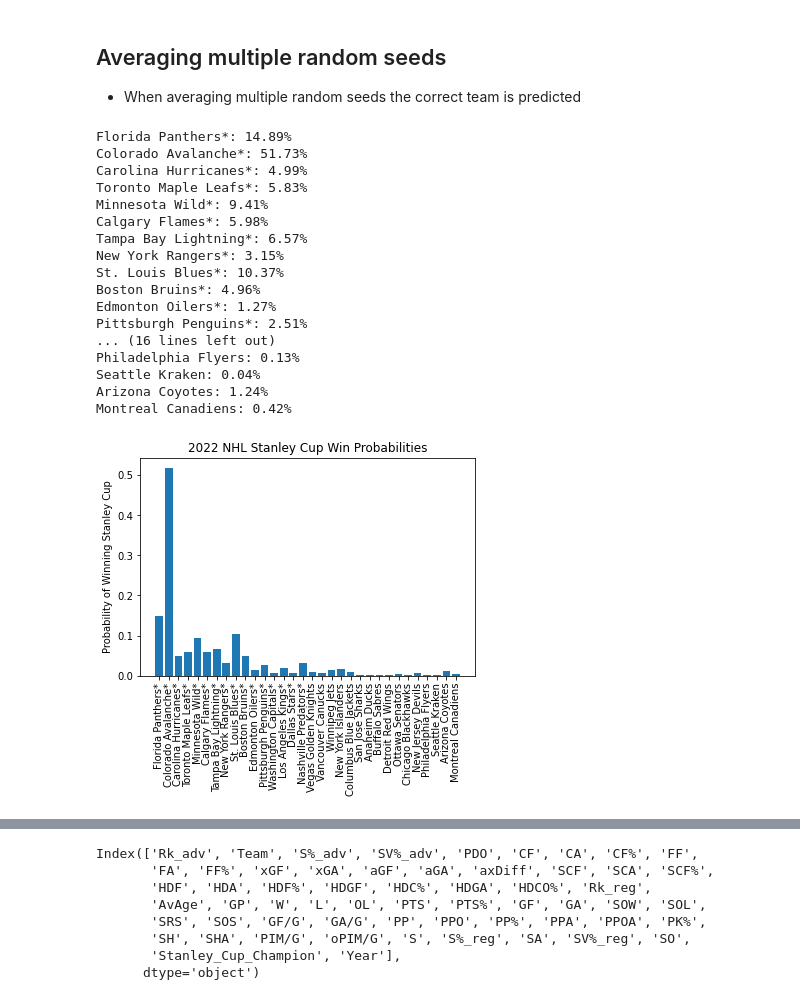
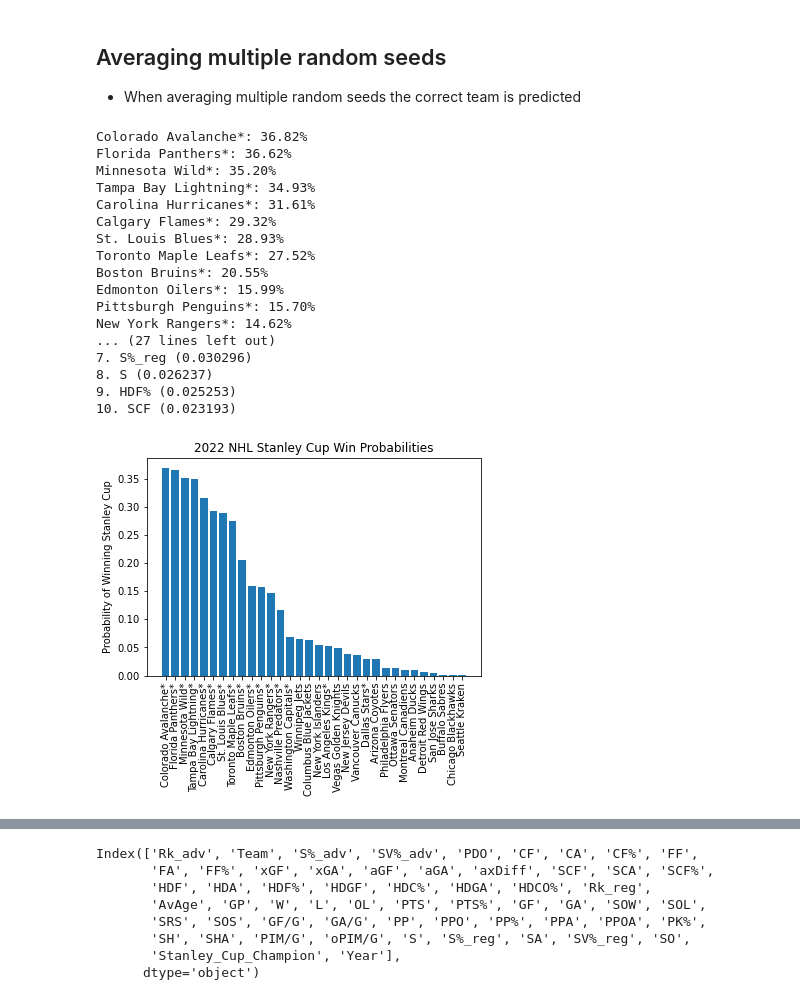
Before and after one commit to jdawg00527/CMSE202_Project, a Jupyter notebook: NHL Predictions.ipynb, the cells around one changed output, grey strips where cells are left out. Cells and saved outputs as stored; diff of their text form; code cells hidden in the pictures.

Commit message:
Updated through 2017 data

```diff
--- a/NHL Predictions.ipynb
+++ b/NHL Predictions.ipynb
@@ -113,22 +60,26 @@ teams = data['Team']
 
 data = data.drop(columns=['Team'])
 
-X = data.drop(columns=['Stanley_Cup_Champion'])
+X = data.drop(columns=['Stanley_Cup_Champion', 'Year'])
 y = data['Stanley_Cup_Champion']
 
-random_state_range = range(1, 200)
+train_data = data[data['Year'] < 2022]
+X_train = train_data.drop(columns=['Stanley_Cup_Champion', 'Year'])
+y_train = train_data['Stanley_Cup_Champion']
+
+data_2022 = data[data['Year'] == 2022]
+X_2022 = data_2022.drop(columns=['Stanley_Cup_Champion', 'Year'])
 
 team_prob_dict = {}
+feature_importances_list = []
 
-for random_seed in random_state_range:
-
-    X_train, X_test, y_train, y_test = train_test_split(X, y, test_size=0.2, random_state=random_seed)
+for random_seed in range(1, 100):
 
     clf = RandomForestClassifier(n_estimators=100, random_state=random_seed)
     clf.fit(X_train, y_train)
 
-    data_2022 = data[data['Year'] == 2022]
-    X_2022 = data_2022.drop(columns=['Stanley_Cup_Champion'])
+    feature_importances_list.append(clf.feature_importances_)
+
     team_probabilities = clf.predict_proba(X_2022)[:, 1]
 
     for team, prob in zip(teams[data_2022.index], team_probabilities):
@@ -137,34 +88,46 @@ for random_seed in random_state_range:
         else:
             team_prob_dict[team].append(prob)
 
-for team in team_prob_dict:
-    print(f"{team}: {np.mean(team_prob_dict[team]):.2%}")
+team_mean_prob_dict = {team: np.mean(probs) for team, probs in team_prob_dict.items()}
+
+sorted_team_probs = sorted(team_mean_prob_dict.items(), key=lambda x: x[1], reverse=True)
+
+for team, prob in sorted_team_probs:
+    print(f"{team}: {prob:.2%}")
+
+average_feature_importances = np.mean(feature_importances_list, axis=0)
+sorted_indices = np.argsort(average_feature_importances)[::-1]
+
+feature_names = X.columns
+
+print("Top 10 Most Important Predictors:")
+for f in range(10):
+    print("%d. %s (%f)" % (f+1, feature_names[sorted_indices[f]], average_feature_importances[sorted_indices[f]]))
+
+sorted_team_names, sorted_team_probs = zip(*sorted_team_probs)
 # %% [output]
-Florida Panthers*: 14.89%
-Colorado Avalanche*: 51.73%
-Carolina Hurricanes*: 4.99%
-Toronto Maple Leafs*: 5.83%
-Minnesota Wild*: 9.41%
-Calgary Flames*: 5.98%
-Tampa Bay Lightning*: 6.57%
-New York Rangers*: 3.15%
-St. Louis Blues*: 10.37%
-Boston Bruins*: 4.96%
-Edmonton Oilers*: 1.27%
-Pittsburgh Penguins*: 2.51%
-... (16 lines left out)
-Philadelphia Flyers: 0.13%
-Seattle Kraken: 0.04%
-Arizona Coyotes: 1.24%
-Montreal Canadiens: 0.42%
+Colorado Avalanche*: 36.82%
+Florida Panthers*: 36.62%
+Minnesota Wild*: 35.20%
+Tampa Bay Lightning*: 34.93%
+Carolina Hurricanes*: 31.61%
+Calgary Flames*: 29.32%
+St. Louis Blues*: 28.93%
+Toronto Maple Leafs*: 27.52%
+Boston Bruins*: 20.55%
+Edmonton Oilers*: 15.99%
+Pittsburgh Penguins*: 15.70%
+New York Rangers*: 14.62%
+... (27 lines left out)
+7. S%_reg (0.030296)
+8. S (0.026237)
+9. HDF% (0.025253)
+10. SCF (0.023193)
 # %%
-team_probs = [np.mean(team_prob_dict[team]) for team in team_prob_dict.keys()]
-team_names = list(team_prob_dict.keys())
-
-plt.bar(team_names, team_probs)
+plt.bar(sorted_team_names, sorted_team_probs)
 plt.xticks(rotation=90)
 plt.ylabel('Probability of Winning Stanley Cup')
 plt.title('2022 NHL Stanley Cup Win Probabilities')
 plt.show()
 # %% [output]
-[figure, old version]
+[figure, new version]
```
Also changed, not shown: parts of 6 cells of this notebook, 1 other file.
